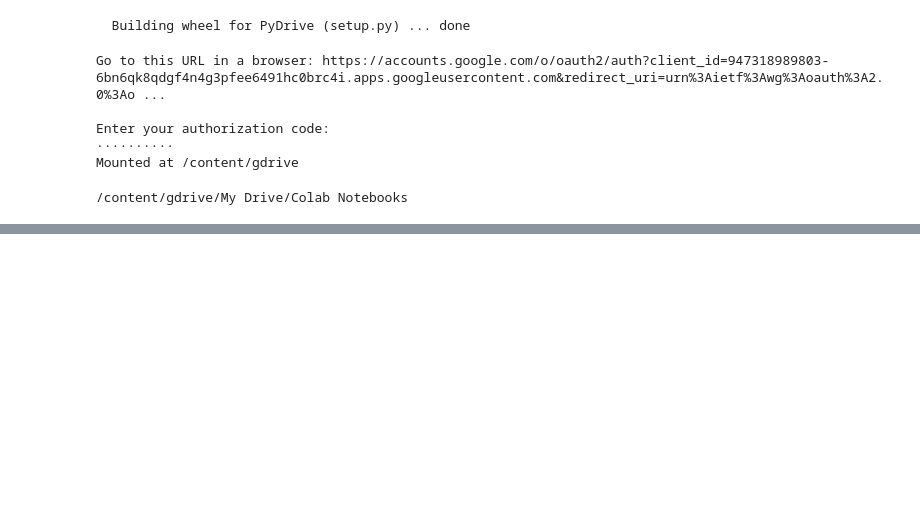
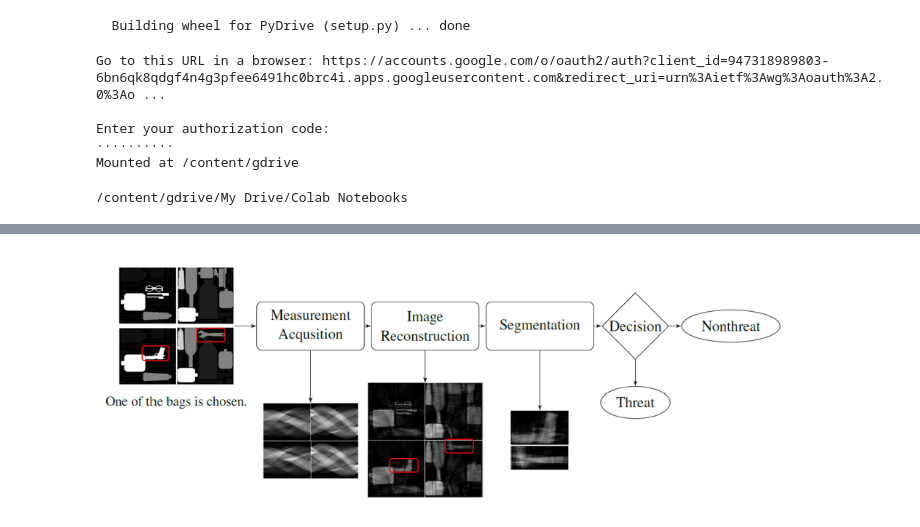
Before and after one commit to amasoudi1/U-NET-For-RFG-System, a Jupyter notebook: UNET_Fixed_Gantry3.ipynb, the cells around one changed output, grey strips where cells are left out. Cells and saved outputs as stored; diff of their text form; code cells hidden in the pictures; blank space fills up the shorter version.

```diff
--- a/UNET_Fixed_Gantry3.ipynb
+++ b/UNET_Fixed_Gantry3.ipynb
@@ -56,0 +47,4 @@ TPU not found
+# %%
+Image('steps.png', width = 700)
+# %% [output]
+[figure, added]
```
Also changed, not shown: parts of 17 cells of this notebook.
